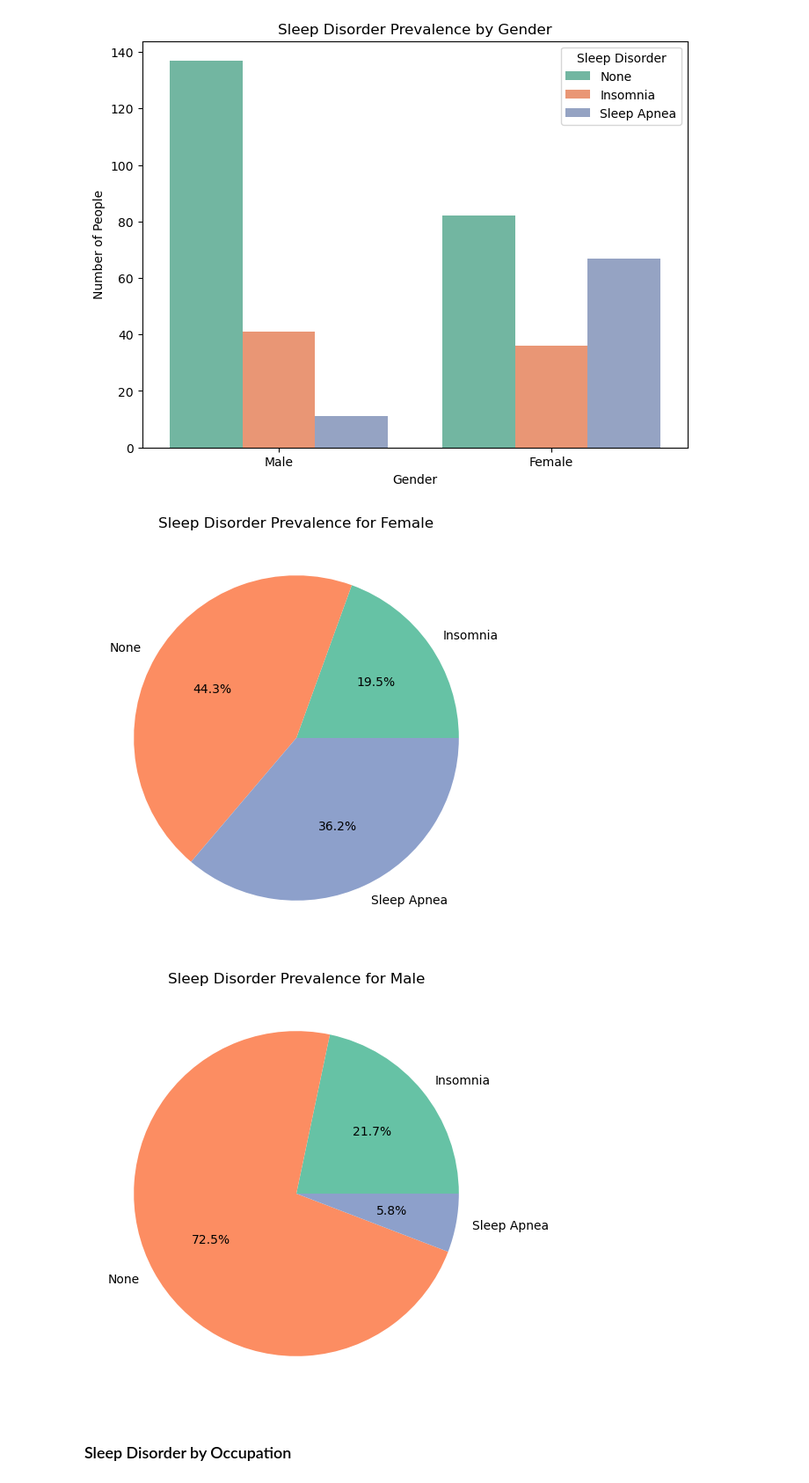
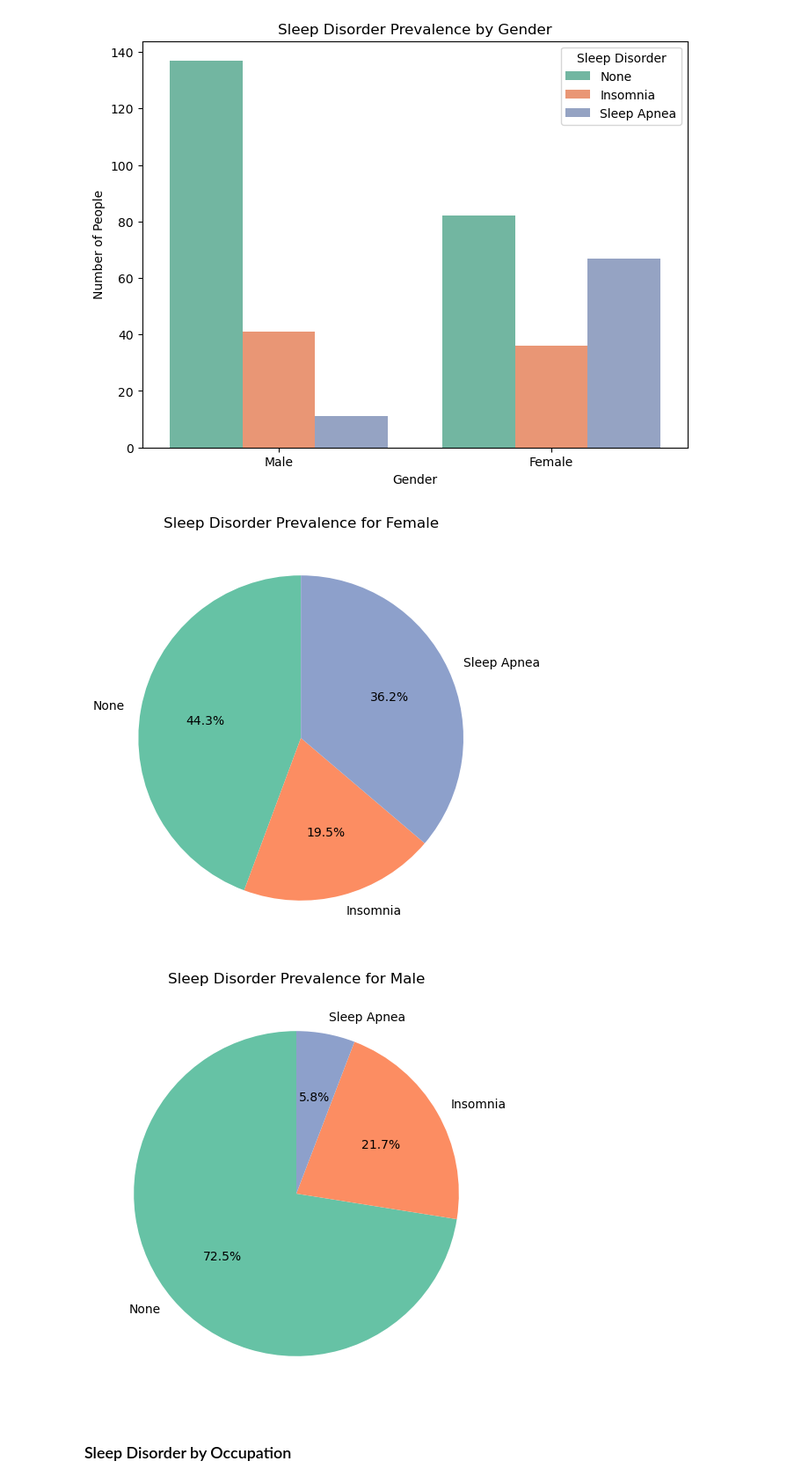
Before and after one commit to Bei007/Sleep-Health-and-Lifestyle-Analysis, a Jupyter notebook: data_cleaning.ipynb, the cells around one changed output. Shown at 88% size. Saved outputs shown, nothing was run; the diff lists cells and outputs as text; code cells hidden in the pictures.

```diff
--- a/data_cleaning.ipynb
+++ b/data_cleaning.ipynb
@@ -726,22 +726,32 @@ plt.show()
 # %%
 import matplotlib.pyplot as plt
 
-# Count sleep disorders for each gender
-gender_disorder_counts = df.groupby("gender")["sleep_disorder"].value_counts().unstack().fillna(0)
+# desired order and matching colors (None, Insomnia, Sleep Apnea)
+disorder_order = ["None", "Insomnia", "Sleep Apnea"]
+colors = ["#66c2a5", "#fc8d62", "#8da0cb"]  # green, orange, purple
+
+# Count sleep disorders for each gender (your existing approach)
+gender_disorder_counts = df.groupby("gender")["sleep_disorder"].value_counts().unstack()
 
 # Pie chart for each gender
 for gender in gender_disorder_counts.index:
+    # Reindex to ensure consistent order & fill missing categories with 0
+    counts = gender_disorder_counts.loc[gender].reindex(disorder_order, fill_value=0)
+
     plt.figure(figsize=(6,6))
-    plt.pie(gender_disorder_counts.loc[gender],
-            labels=gender_disorder_counts.columns,
-            autopct='%1.1f%%',
-            colors=["#66c2a5", "#fc8d62", "#8da0cb"])
+    plt.pie(
+        counts,
+        labels=counts.index,
+        autopct='%1.1f%%',
+        startangle=90,
+        colors=colors
+    )
     plt.title(f"Sleep Disorder Prevalence for {gender}")
-    plt.savefig(f"figures/piechart_sleep_disorder_prevalence_{gender}.png", dpi=300)
+    plt.savefig(f"figures/piechart_sleep_disorder_prevalence_{gender}.png", dpi=300, bbox_inches="tight")
     plt.show()
 # %% [output]
-[figure, old version]
+[figure, new version]
-[figure, old version]
+[figure, new version]
 # %% [markdown]
 ### Sleep Disorder by Occupation
 # %%
```
Also changed, not shown: parts of 3 cells of this notebook.
